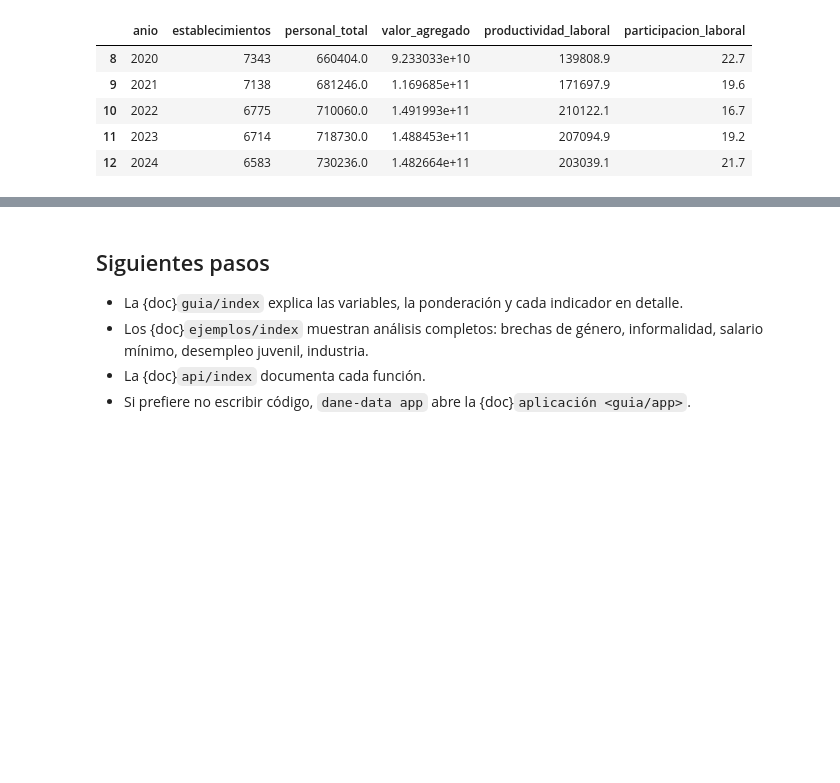
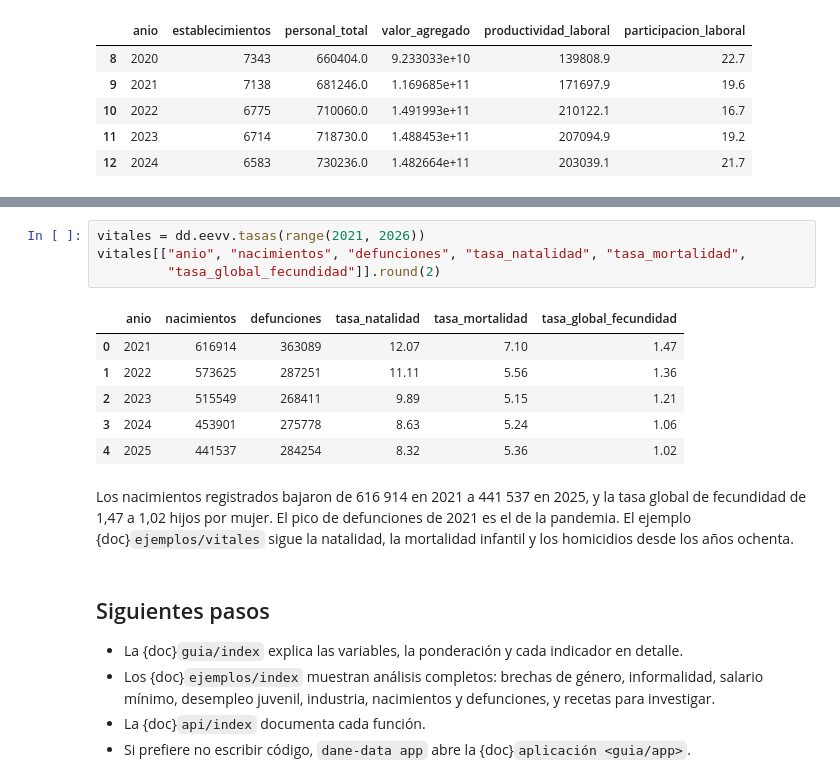
Before and after one commit to IntegralIndefinida/DANE-data, a Jupyter notebook: docs/primeros_pasos.ipynb, the cells around one changed output, grey strips where cells are left out. Saved outputs shown, nothing was run; the diff lists cells and outputs as text; blank space fills up the shorter version.

Commit message:
Agregar las Estadísticas Vitales a Primeros pasos

```diff
--- a/docs/primeros_pasos.ipynb
+++ b/docs/primeros_pasos.ipynb
@@ -164,8 +172,23 @@ res[["anio", "establecimientos", "personal_total", "valor_agregado", "productivi
+# %%
+vitales = dd.eevv.tasas(range(2021, 2026))
+vitales[["anio", "nacimientos", "defunciones", "tasa_natalidad", "tasa_mortalidad",
+         "tasa_global_fecundidad"]].round(2)
+# %% [output]
+|  | anio | nacimientos | defunciones | tasa_natalidad | tasa_mortalidad | tasa_global_fecundidad |
+| 0 | 2021 | 616914 | 363089 | 12.07 | 7.10 | 1.47 |
+| 1 | 2022 | 573625 | 287251 | 11.11 | 5.56 | 1.36 |
+| 2 | 2023 | 515549 | 268411 | 9.89 | 5.15 | 1.21 |
+| 3 | 2024 | 453901 | 275778 | 8.63 | 5.24 | 1.06 |
+| 4 | 2025 | 441537 | 284254 | 8.32 | 5.36 | 1.02 |
+# %% [markdown]
+Los nacimientos registrados bajaron de 616 914 en 2021 a 441 537 en 2025, y la tasa global de fecundidad de
+1,47 a 1,02 hijos por mujer. El pico de defunciones de 2021 es el de la pandemia. El ejemplo {doc}`ejemplos/vitales`
+sigue la natalidad, la mortalidad infantil y los homicidios desde los años ochenta.
 # %% [markdown]
 ## Siguientes pasos
 
 * La {doc}`guia/index` explica las variables, la ponderación y cada indicador en detalle.
 * Los {doc}`ejemplos/index` muestran análisis completos: brechas de género, informalidad, salario mínimo,
-  desempleo juvenil, industria.
+  desempleo juvenil, industria, nacimientos y defunciones, y recetas para investigar.
 * La {doc}`api/index` documenta cada función.
 * Si prefiere no escribir código, `dane-data app` abre la {doc}`aplicación <guia/app>`.
```
Also changed, not shown: parts of 3 cells of this notebook.
